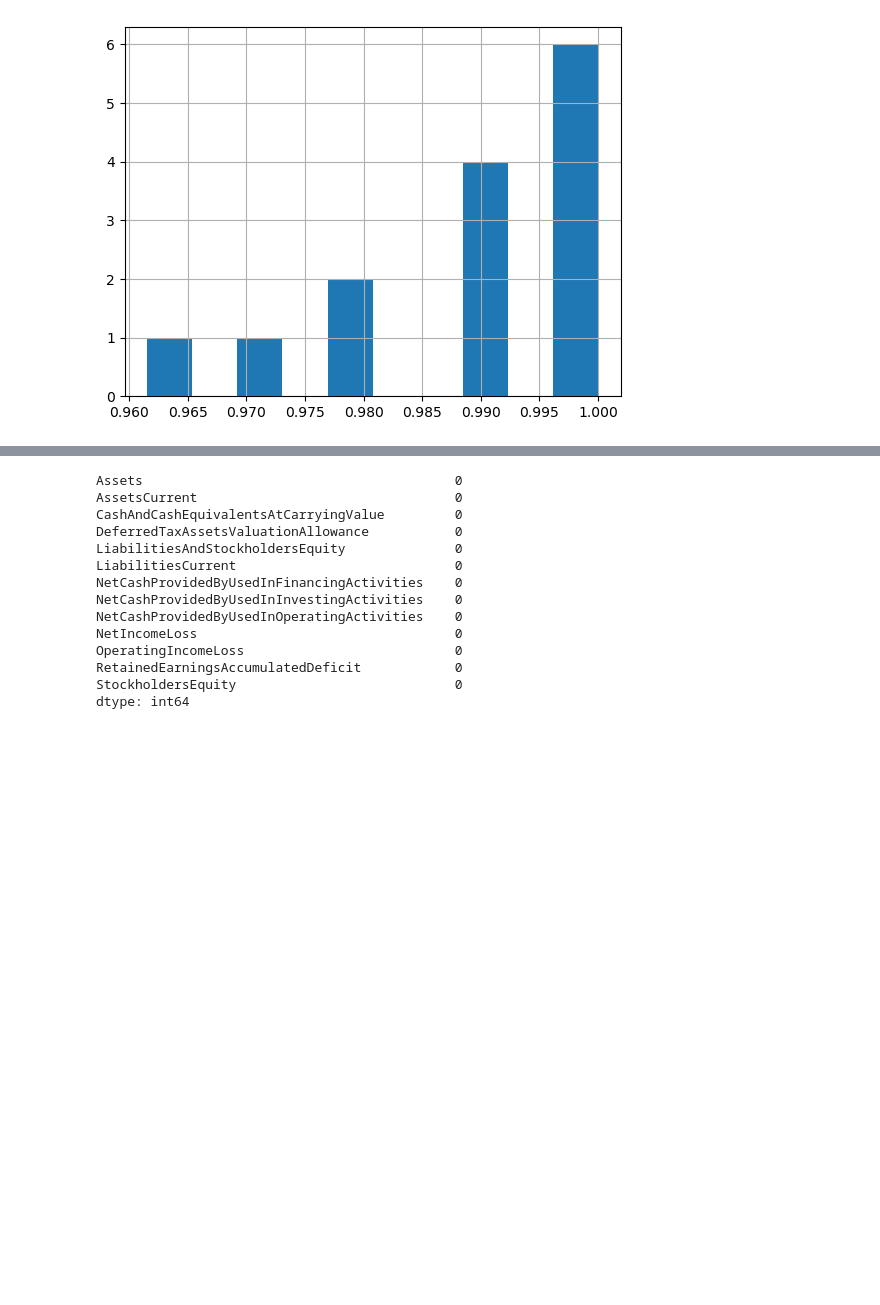
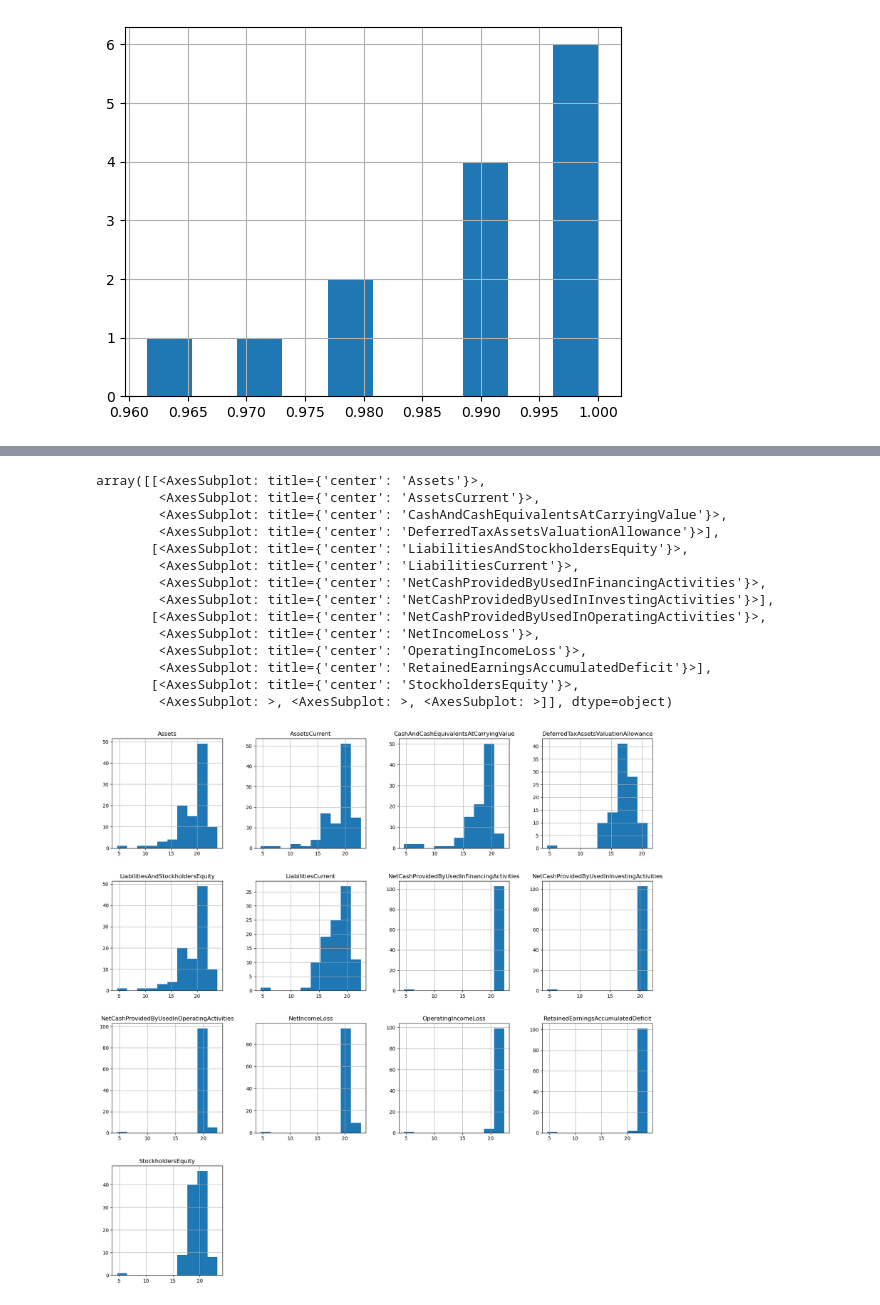
Before and after one commit to jainr3/SECret-Insights, a Jupyter notebook: testing.ipynb, the cells around one changed output, grey strips where cells are left out. Saved outputs shown, nothing was run; the diff lists cells and outputs as text; code cells hidden in the pictures; blank space fills up the shorter version.

```diff
--- a/testing.ipynb
+++ b/testing.ipynb
@@ -197,22 +222,23 @@ Index(['CIK', 'Assets', 'AssetsCurrent',
 # %%
-simp = SimpleImputer(strategy='median')
-df_table.iloc[:, 1:] = simp.fit_transform(df_table.iloc[:, 1:])
+# We want to log normalize all the columns but some are negative or zero so this fails.
+# Thus we can subtract the min (so each feature's new min is 0) and then add a tiny constant to make it always positive
+df_table.iloc[:, 1:] = np.log(df_table.iloc[:, 1:] - df_table.iloc[:, 1:].min(axis=0) + 100)
 
-# TODO: we want to log normalize all the columns but some are negative or zero so this fails.
-# Thus we can add a constant to shift each feature right so that the log is defined
-df_table.iloc[:, 1:].min(axis=1) + df_table.iloc[:, 1:]
+# Visualize distribution of all fields
+df_table.iloc[:, 1:].hist(figsize=(20, 20))
 # %% [output]
-Assets                                        0
-AssetsCurrent                                 0
-CashAndCashEquivalentsAtCarryingValue         0
-DeferredTaxAssetsValuationAllowance           0
-LiabilitiesAndStockholdersEquity              0
-LiabilitiesCurrent                            0
-NetCashProvidedByUsedInFinancingActivities    0
-NetCashProvidedByUsedInInvestingActivities    0
-NetCashProvidedByUsedInOperatingActivities    0
-NetIncomeLoss                                 0
-OperatingIncomeLoss                           0
-RetainedEarningsAccumulatedDeficit            0
-StockholdersEquity                            0
-dtype: int64
+array([[<AxesSubplot: title={'center': 'Assets'}>,
+        <AxesSubplot: title={'center': 'AssetsCurrent'}>,
+        <AxesSubplot: title={'center': 'CashAndCashEquivalentsAtCarryingValue'}>,
+        <AxesSubplot: title={'center': 'DeferredTaxAssetsValuationAllowance'}>],
+       [<AxesSubplot: title={'center': 'LiabilitiesAndStockholdersEquity'}>,
+        <AxesSubplot: title={'center': 'LiabilitiesCurrent'}>,
+        <AxesSubplot: title={'center': 'NetCashProvidedByUsedInFinancingActivities'}>,
+        <AxesSubplot: title={'center': 'NetCashProvidedByUsedInInvestingActivities'}>],
+       [<AxesSubplot: title={'center': 'NetCashProvidedByUsedInOperatingActivities'}>,
+        <AxesSubplot: title={'center': 'NetIncomeLoss'}>,
+        <AxesSubplot: title={'center': 'OperatingIncomeLoss'}>,
+        <AxesSubplot: title={'center': 'RetainedEarningsAccumulatedDeficit'}>],
+       [<AxesSubplot: title={'center': 'StockholdersEquity'}>,
+        <AxesSubplot: >, <AxesSubplot: >, <AxesSubplot: >]], dtype=object)
+[figure, added]
```
Also changed, not shown: parts of 13 cells of this notebook.
